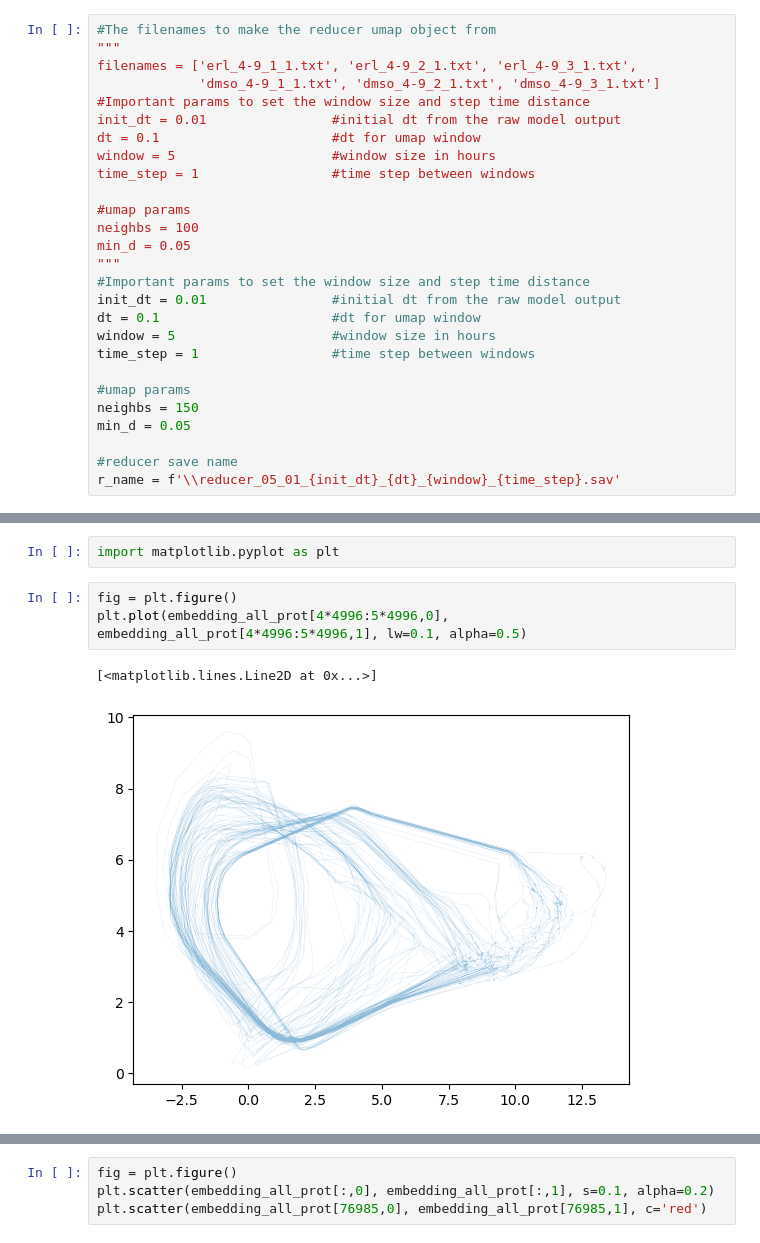
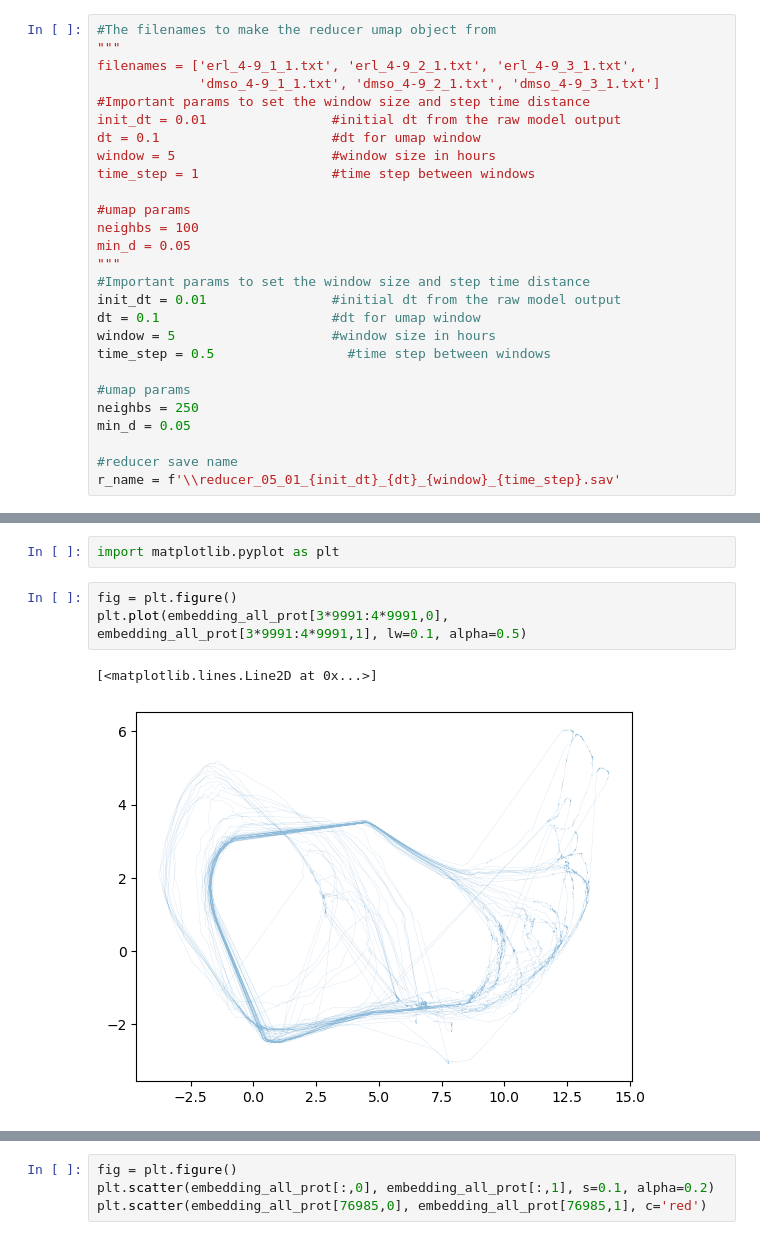
Before and after one commit to QuLab-VU/ECM_cell_cycle_model, a Jupyter notebook: umap_window/createReducerandPlot.ipynb, the cells around one changed output, grey strips where cells are left out. Drawn from its saved outputs; the diff is of its cells as text.

```diff
--- a/umap_window/createReducerandPlot.ipynb
+++ b/umap_window/createReducerandPlot.ipynb
@@ -56,10 +56,10 @@ min_d = 0.05
 init_dt = 0.01                #initial dt from the raw model output
 dt = 0.1                      #dt for umap window
 window = 5                    #window size in hours
-time_step = 1                 #time step between windows
+time_step = 0.5                 #time step between windows
 
 #umap params
-neighbs = 150
+neighbs = 250
 min_d = 0.05
 
 #reducer save name
@@ -158,7 +158,7 @@ embedding_all_prot = reducer.transform(all_prot_tmp)
 import matplotlib.pyplot as plt
 # %%
 fig = plt.figure()
-plt.plot(embedding_all_prot[4*4996:5*4996,0], embedding_all_prot[4*4996:5*4996,1], lw=0.1, alpha=0.5)
+plt.plot(embedding_all_prot[3*9991:4*9991,0], embedding_all_prot[3*9991:4*9991,1], lw=0.1, alpha=0.5)
 # %% [output]
 [<matplotlib.lines.Line2D at 0x...>]
-[figure, old version]
+[figure, new version]
```
Also changed, not shown: parts of 10 cells of this notebook, 15 other files.
